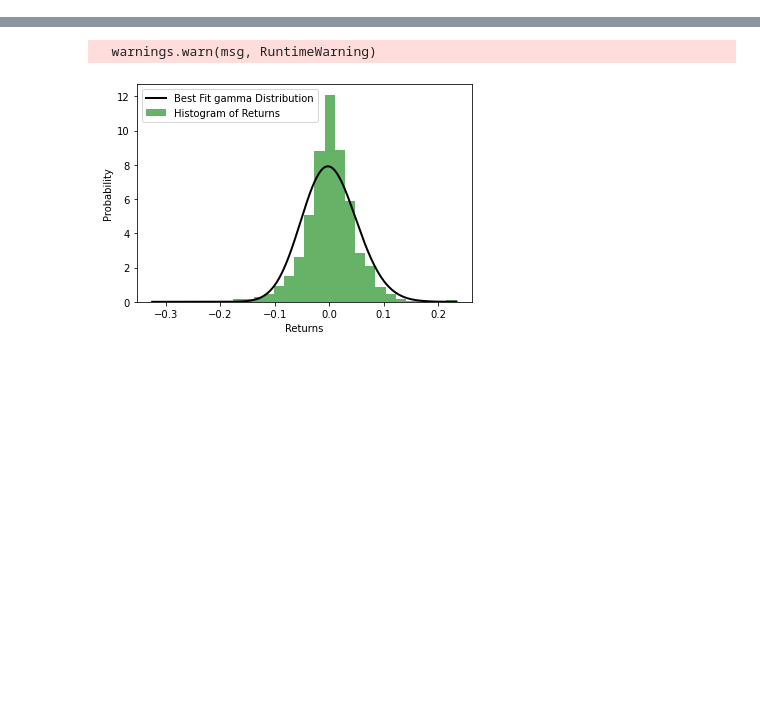
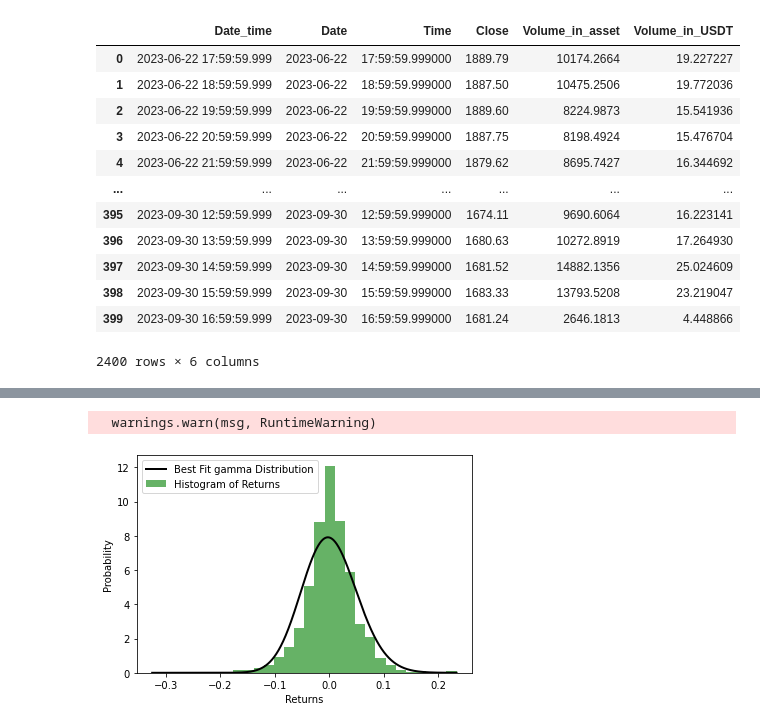
Before and after one commit to apastukhanov/idao_analytics, a Jupyter notebook: crypto_returns_dist.ipynb, the cells around one changed output, grey strips where cells are left out. Cells and saved outputs as stored; diff of their text form; code cells hidden in the pictures; blank space fills up the shorter version.

Commit message:
added hour prices for BTC and ETH

```diff
--- a/crypto_returns_dist.ipynb
+++ b/crypto_returns_dist.ipynb
@@ -24,0 +50,11 @@ def get_prices_binance(symbol: str,
+# %%
+interval = '1h'
+
+ticker  = 'ETHUSDT'
+
+get_date = lambda delta: int((datetime.now() - timedelta(days=delta)).timestamp() * 1000)
+
+dt1 = get_date(0)
+dt2 = get_date(100)
+
+data = collect_prices_binance(ticker, interval, dt2, dt1)
@@ -25,3 +68,19 @@ def get_prices_binance(symbol: str,
+# %%
+data.
+# %% [output]
+|  | Date_time | Date | Time | Close | Volume_in_asset | Volume_in_USDT |
+| 0 | 2023-06-22 17:59:59.999 | 2023-06-22 | 17:59:59.999000 | 1889.79 | 10174.2664 | 19.227227 |
+| 1 | 2023-06-22 18:59:59.999 | 2023-06-22 | 18:59:59.999000 | 1887.50 | 10475.2506 | 19.772036 |
+| 2 | 2023-06-22 19:59:59.999 | 2023-06-22 | 19:59:59.999000 | 1889.60 | 8224.9873 | 15.541936 |
+| 3 | 2023-06-22 20:59:59.999 | 2023-06-22 | 20:59:59.999000 | 1887.75 | 8198.4924 | 15.476704 |
+| 4 | 2023-06-22 21:59:59.999 | 2023-06-22 | 21:59:59.999000 | 1879.62 | 8695.7427 | 16.344692 |
+| ... | ... | ... | ... | ... | ... | ... |
+| 395 | 2023-09-30 12:59:59.999 | 2023-09-30 | 12:59:59.999000 | 1674.11 | 9690.6064 | 16.223141 |
+| 396 | 2023-09-30 13:59:59.999 | 2023-09-30 | 13:59:59.999000 | 1680.63 | 10272.8919 | 17.264930 |
+| 397 | 2023-09-30 14:59:59.999 | 2023-09-30 | 14:59:59.999000 | 1681.52 | 14882.1356 | 25.024609 |
+| 398 | 2023-09-30 15:59:59.999 | 2023-09-30 | 15:59:59.999000 | 1683.33 | 13793.5208 | 23.219047 |
+| 399 | 2023-09-30 16:59:59.999 | 2023-09-30 | 16:59:59.999000 | 1681.24 | 2646.1813 | 4.448866 |
+2400 rows × 6 columns
 # %%
 def create_df(data: Dict) -> pd.DataFrame:
     df = pd.DataFrame(data, columns=['Open time', 'Open', 'High', 'Low', 'Close', 'Volume', 'Close time',
```
Also changed, not shown: parts of 9 cells of this notebook, 2 other files.
